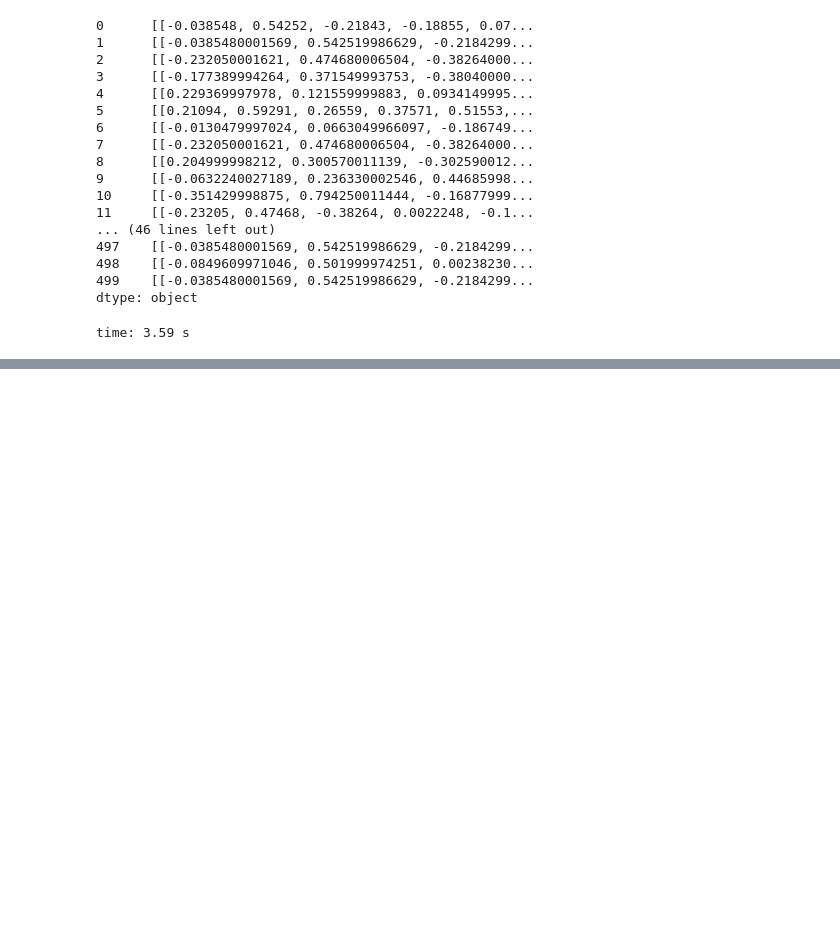
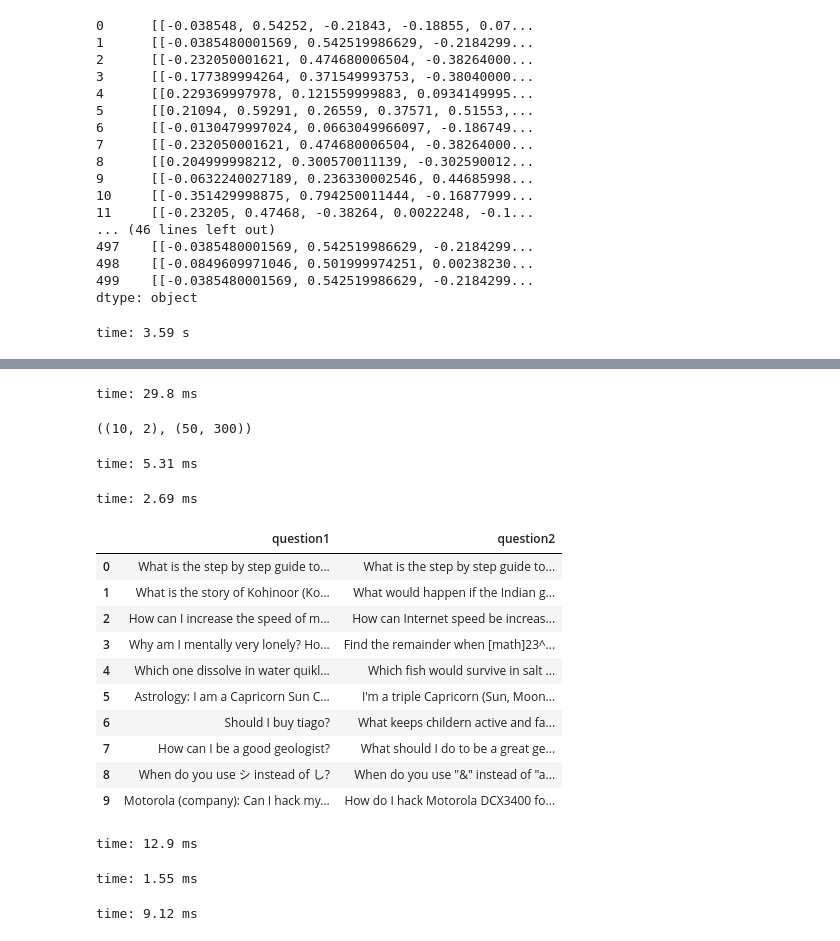
Before and after one commit to Mageswaran1989/kaggle-quora-tensorflow, a Jupyter notebook: preprocessor.ipynb, the cells around one changed output, grey strips where cells are left out. Cells and saved outputs as stored; diff of their text form; code cells hidden in the pictures; blank space fills up the shorter version.

```diff
--- a/preprocessor.ipynb
+++ b/preprocessor.ipynb
@@ -413,0 +451,3 @@ time: 3.59 s
+# %%
+df_train.dropna(inplace=True)
+df_test.dropna(inplace=True)
@@ -413,0 +460,8 @@ time: 3.59 s
+# %%
+def row_mapper(row):
+    print(str(row))
+    row.question1 = "a"
+    row.question2 = 'b'
+    return row
+
+df_train[:5].applymap?
@@ -413,0 +486,43 @@ time: 3.59 s
+# %%
+# sample = copy.deepcopy(df_train['question1 question2'.split()][:50].applymap(question_transformer))
+sample = copy.deepcopy(df_train['question1 question2'.split()][:10]) # .applymap(question_transformer)
+# %% [output]
+time: 29.8 ms
+# %%
+sample.shape, question_transformer('0	What is the step by step guide to invest i').shape
+# %% [output]
+((10, 2), (50, 300))
+time: 5.31 ms
+# %%
+row = []
+
+def row_mapper(input_row):
+    global row
+    row = input_row
+    return row
+# %% [output]
+time: 2.69 ms
+# %%
+sample.applymap(row_mapper)
+# %% [output]
+|  | question1 | question2 |
+| 0 | What is the step by step guide to... | What is the step by step guide to... |
+| 1 | What is the story of Kohinoor (Ko... | What would happen if the Indian g... |
+| 2 | How can I increase the speed of m... | How can Internet speed be increas... |
+| 3 | Why am I mentally very lonely? Ho... | Find the remainder when [math]23^... |
+| 4 | Which one dissolve in water quikl... | Which fish would survive in salt ... |
+| 5 | Astrology: I am a Capricorn Sun C... | I'm a triple Capricorn (Sun, Moon... |
+| 6 | Should I buy tiago? | What keeps childern active and fa... |
+| 7 | How can I be a good geologist? | What should I do to be a great ge... |
+| 8 | When do you use シ instead of し? | When do you use "&" instead of "a... |
+| 9 | Motorola (company): Can I hack my... | How do I hack Motorola DCX3400 fo... |
+time: 12.9 ms
+# %%
+features1 = np.array(sample.question1)
+# %% [output]
+time: 1.55 ms
+# %%
+new_features1 = array([question_transformer(_) for _ in sample.question1])
+new_features2 = array([question_transformer(_) for _ in sample.question2])
+# %% [output]
+time: 9.12 ms
```
Also changed, not shown: parts of 16 cells of this notebook.
